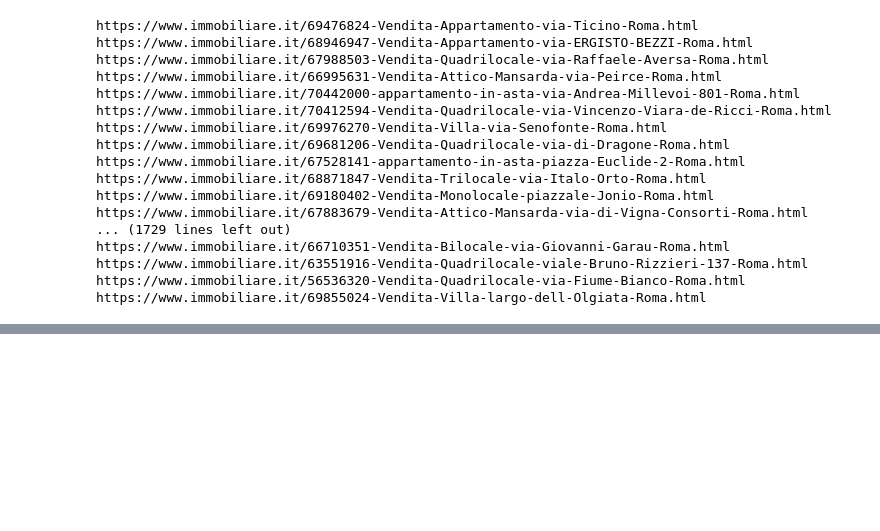
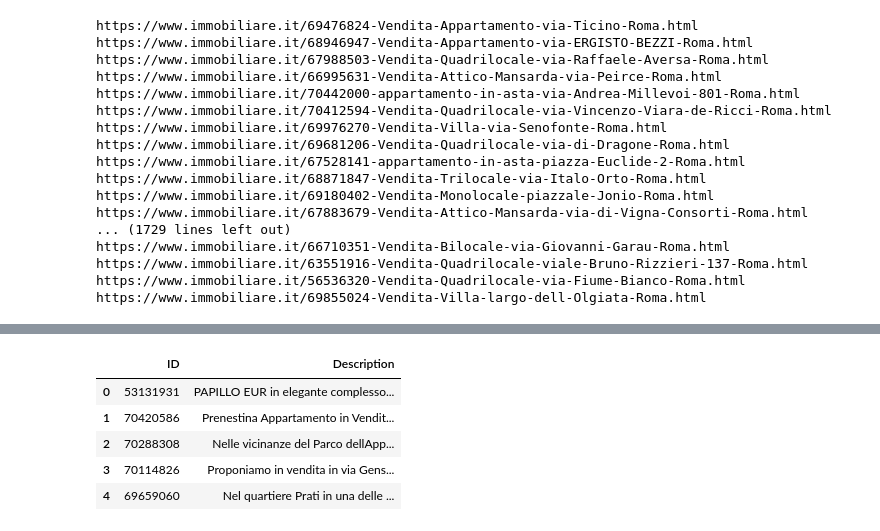
Before and after one commit to hifsatahreem7/ADM-HW4-Group-11, a Jupyter notebook: Homework_4.ipynb, the cells around one changed output, grey strips where cells are left out. Cells and saved outputs as stored; diff of their text form; code cells hidden in the pictures; blank space fills up the shorter version.

```diff
--- a/Homework_4.ipynb
+++ b/Homework_4.ipynb
@@ -177,0 +194,13 @@ https://www.immobiliare.it/69855024-Vendita-Villa-largo-dell-Olgiata-Roma.html
+# %%
+description_df = pd.read_csv('data/description.csv', header=None)
+description_df = description_df.drop([0], axis=1)
+description_df.columns = ['ID','Description']
+description_df = description_df.drop_duplicates()
+description_df.head()
+# %% [output]
+|  | ID | Description |
+| 0 | 53131931 | PAPILLO EUR in elegante complesso... |
+| 1 | 70420586 | Prenestina Appartamento in Vendit... |
+| 2 | 70288308 | Nelle vicinanze del Parco dellApp... |
+| 3 | 70114826 | Proponiamo in vendita in via Gens... |
+| 4 | 69659060 | Nel quartiere Prati in una delle ... |
```
Also changed, not shown: parts of 2 cells of this notebook.
